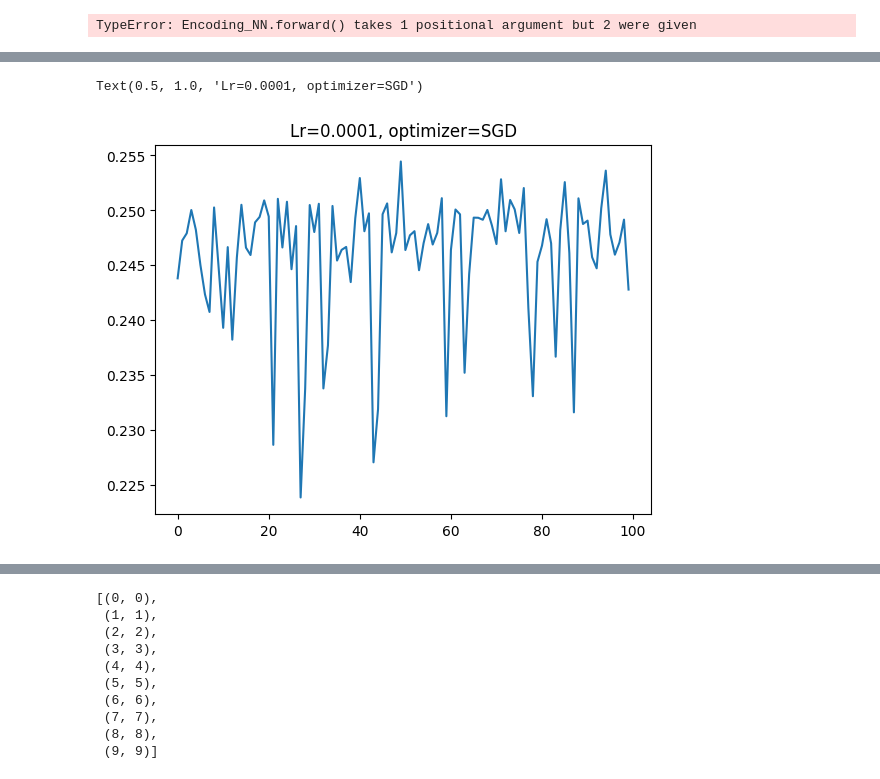
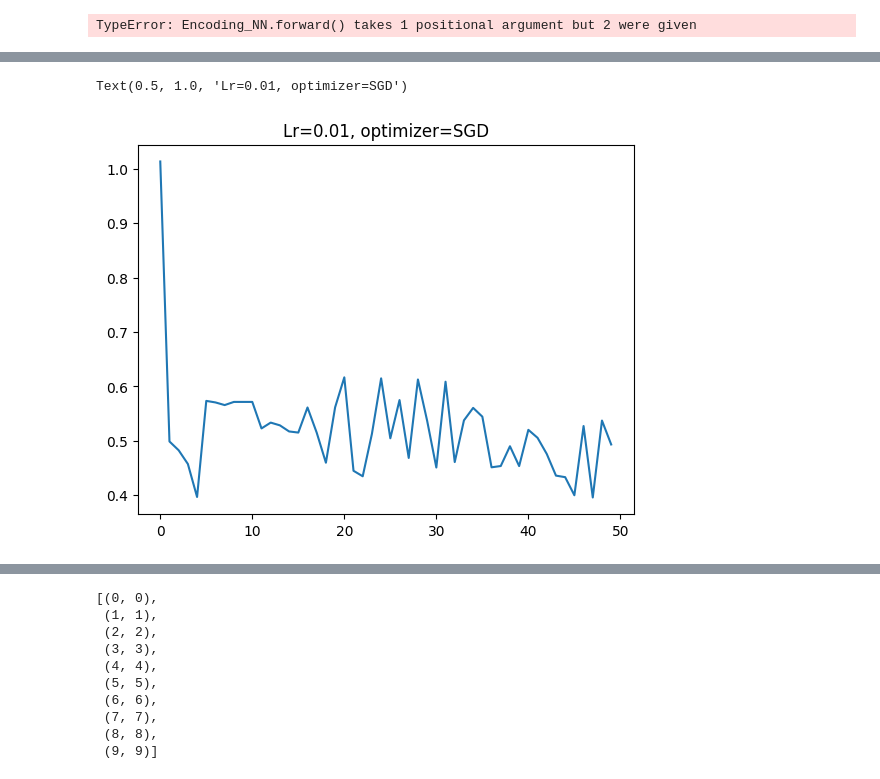
Before and after one commit to Suresh-inbit/Deep_learning, a Jupyter notebook: train_qgan.ipynb, the cells around one changed output, grey strips where cells are left out. Drawn from its saved outputs; the diff is of its cells as text; code cells hidden in the pictures.

```diff
--- a/train_qgan.ipynb
+++ b/train_qgan.ipynb
@@ -112,3 +112,6 @@ tensor([[ 0.0377,  0.0409,  0.0634, -0.0487],
         [-0.1017,  0.1128,  0.0219, -0.1186],
         [ 0.0302, -0.0504,  0.0535, -0.1178],
         [-0.0094,  0.1056,  0.0329, -0.1558]])
+# %%
+weights = torch.load('Deep_learning/logs/Jun26/20250626_060911/checkpoints/checkpoint_iter_000251.pth', map_location=device)
+print([weights['netG_state_dict'][i].shape for i in weights['netG_state_dict']])
@@ -115,11 +120,11 @@ tensor([[ 0.0377,  0.0409,  0.0634, -0.0487],
 # %%
 # models
-ngf = 48
-ndf = 3
-netG = Generator_cnn(nf = ngf).to(device)
-netD = Discriminator_cnn(nf = ndf).to(device)
-netG.load_state_dict(torch.load('saved_models/gen_24.pth', map_location = device))
-netD.load_state_dict(torch.load('saved_models/dis_24.pth', map_location = device))
+ngf = 52
+ndf = 16
+netG = Generator_512(nf = ngf).to(device)
+netD = Discriminator_512(nf = ndf).to(device)
+netG.load_state_dict(weights['netG_state_dict'])
+netD.load_state_dict(weights['netD_state_dict'])
 netG.eval()
 netD.eval()
 # %% [output]
@@ -334,14 +338,14 @@ import time
 from torchvision.utils import save_image
 
 print("Testing phase started...")
-num_test_iters = 100
+num_test_iters = 50
 
 netG.eval()
 netD.eval()
 array = []
 losses = []
 in_time = time.time()
-
+lr = 0.01
 mid_out = IntermediateLayerGetter(netD, return_layers=return_layer, keep_output=True)
 for batch_idx, x in enumerate(dataloader):
     test_loss = None
@@ -351,8 +355,8 @@ for batch_idx, x in enumerate(dataloader):
 
     # Instantiate the encoder once per batch, not per iteration
     encoder = Encoder().to(device)  # One encoder for every batch
-    # encoder = Encoding_NN().to(device)
-    optimiser_encoder = torch.optim.SGD(encoder.parameters(), lr=0.2)
+    encoder = Encoding_NN().to(device)
+    optimiser_encoder = torch.optim.Adam(encoder.parameters(), lr=0.01)
 
     # Move input to the device once
     x = x[0].to(device)
@@ -425,9 +454,9 @@ plt.imshow(generated_images[0].cpu().detach().numpy().squeeze(), cmap='gray')
 # %%
 # loss_ = [i.item() for i in losses]
 plt.plot(np.arange(len(losses)), losses)
-plt.title(f"Lr={0.05}, optimizer=SGD")
+plt.title(f"Lr={lr}, optimizer=SGD")
 # %% [output]
-Text(0.5, 1.0, 'Lr=0.0001, optimizer=SGD')
+Text(0.5, 1.0, 'Lr=0.01, optimizer=SGD')
-[figure, old version]
+[figure, new version]
 # %%
 plt.imsave('images/qgan_output.png')
```
Also changed, not shown: parts of 20 cells of this notebook, 9 other files.
